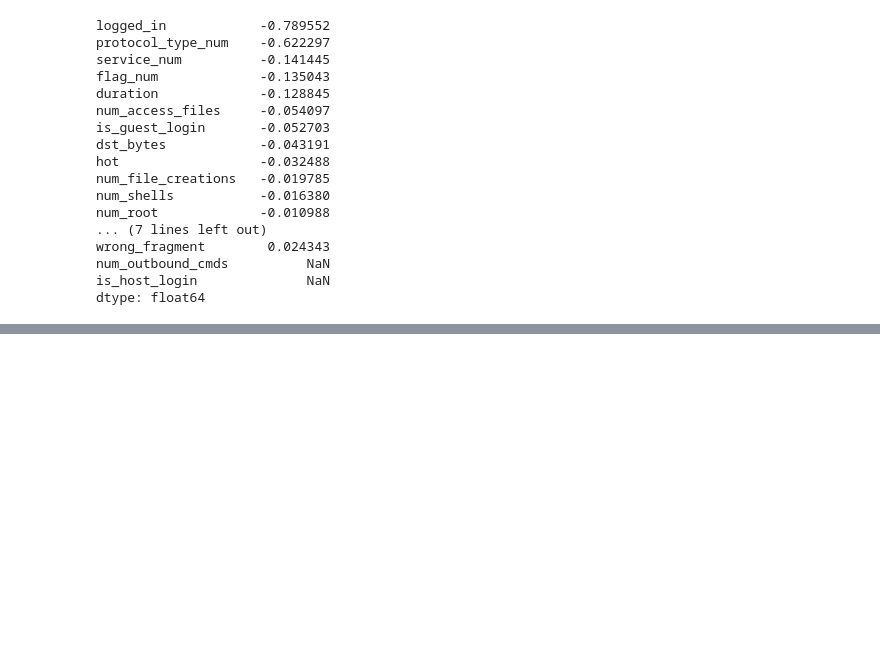
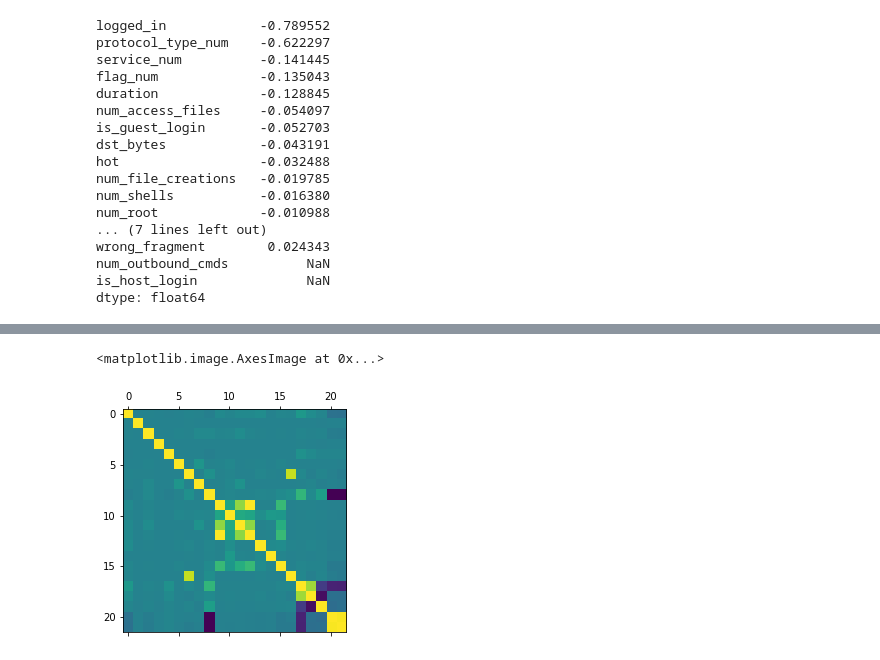
Before and after one commit to chinskiy/KDD-99, a Jupyter notebook: exploratory_analysis.ipynb, the cells around one changed output, grey strips where cells are left out. Cells and saved outputs as stored; diff of their text form; code cells hidden in the pictures; blank space fills up the shorter version.

```diff
--- a/exploratory_analysis.ipynb
+++ b/exploratory_analysis.ipynb
@@ -303,0 +310,13 @@ data.shape
+# %%
+from sklearn import preprocessing
+
+min_max_scaler = preprocessing.MinMaxScaler()
+data_scaled = min_max_scaler.fit_transform(data.drop(utils.categorical_names +\
+                                                     ['label', 'label_four'] +\
+                                                     utils.names_without_changes, axis=1))
+data_normalized = pd.DataFrame(data_scaled)
+# %%
+plt.matshow(data_normalized.corr())
+# %% [output]
+<matplotlib.image.AxesImage at 0x...>
+[figure, added]
```
Also changed, not shown: parts of 7 cells of this notebook, 1 other file.
